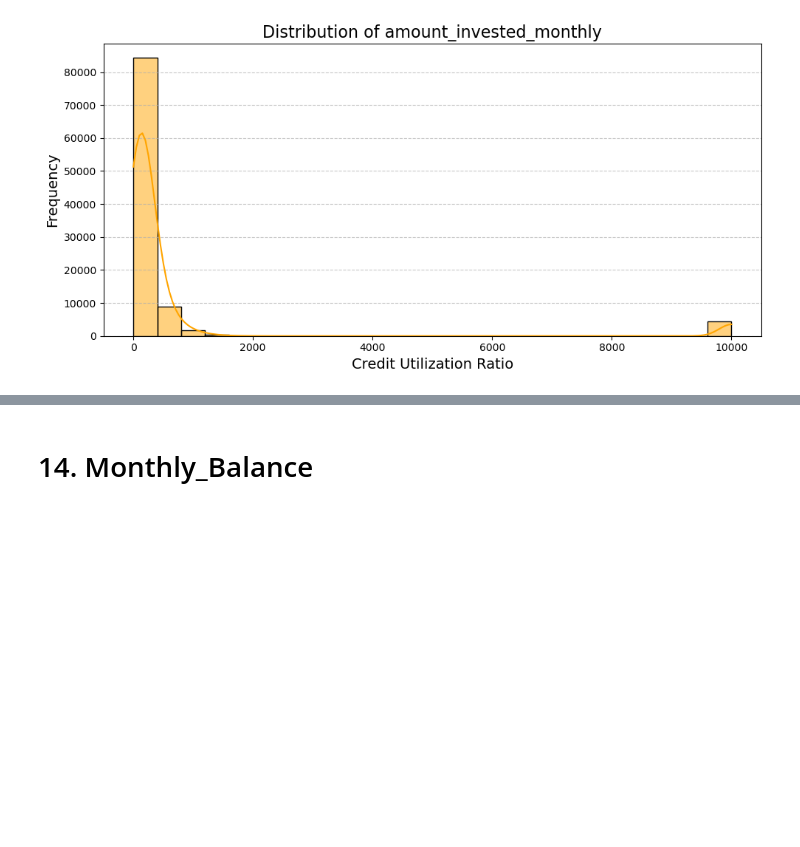
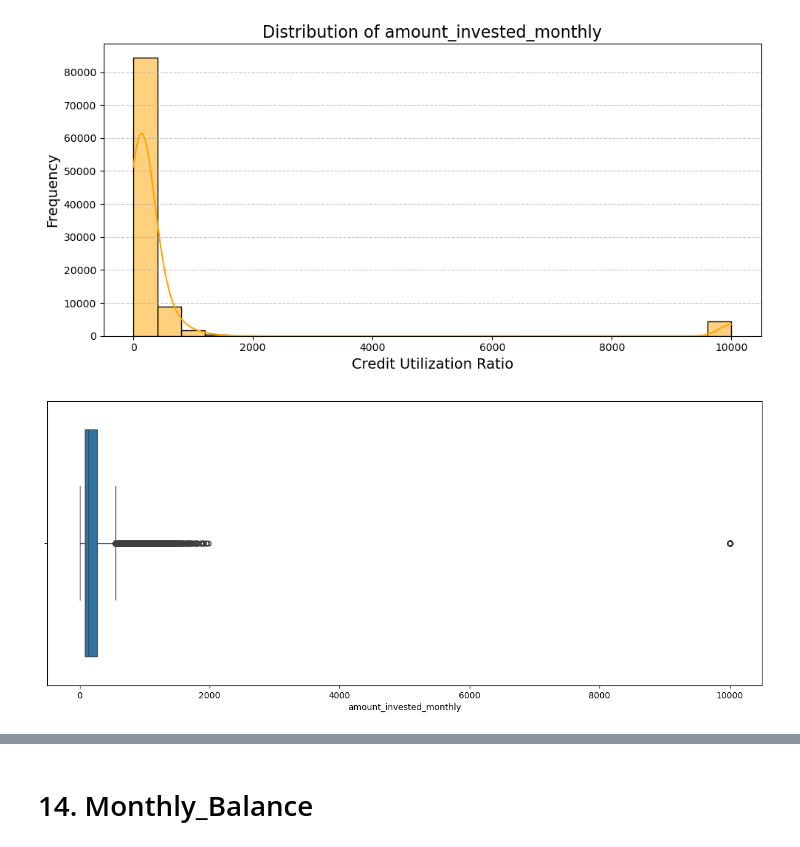
Before and after one commit to gilchea/credit_score_team2_k45, a Jupyter notebook: report.ipynb, the cells around one changed output, grey strips where cells are left out. Cells and saved outputs as stored; diff of their text form; code cells hidden in the pictures; blank space fills up the shorter version.

```diff
--- a/report.ipynb
+++ b/report.ipynb
@@ -1699,3 +1700,9 @@ plt.tight_layout()
 plt.show()
 # %% [output]
 [figure]
+# %%
+plt.figure(figsize=(15, 6))
+sns.boxplot(data=df3, x='amount_invested_monthly')
+plt.show()
+# %% [output]
+[figure, added]
```
Also changed, not shown: parts of 31 cells of this notebook.
